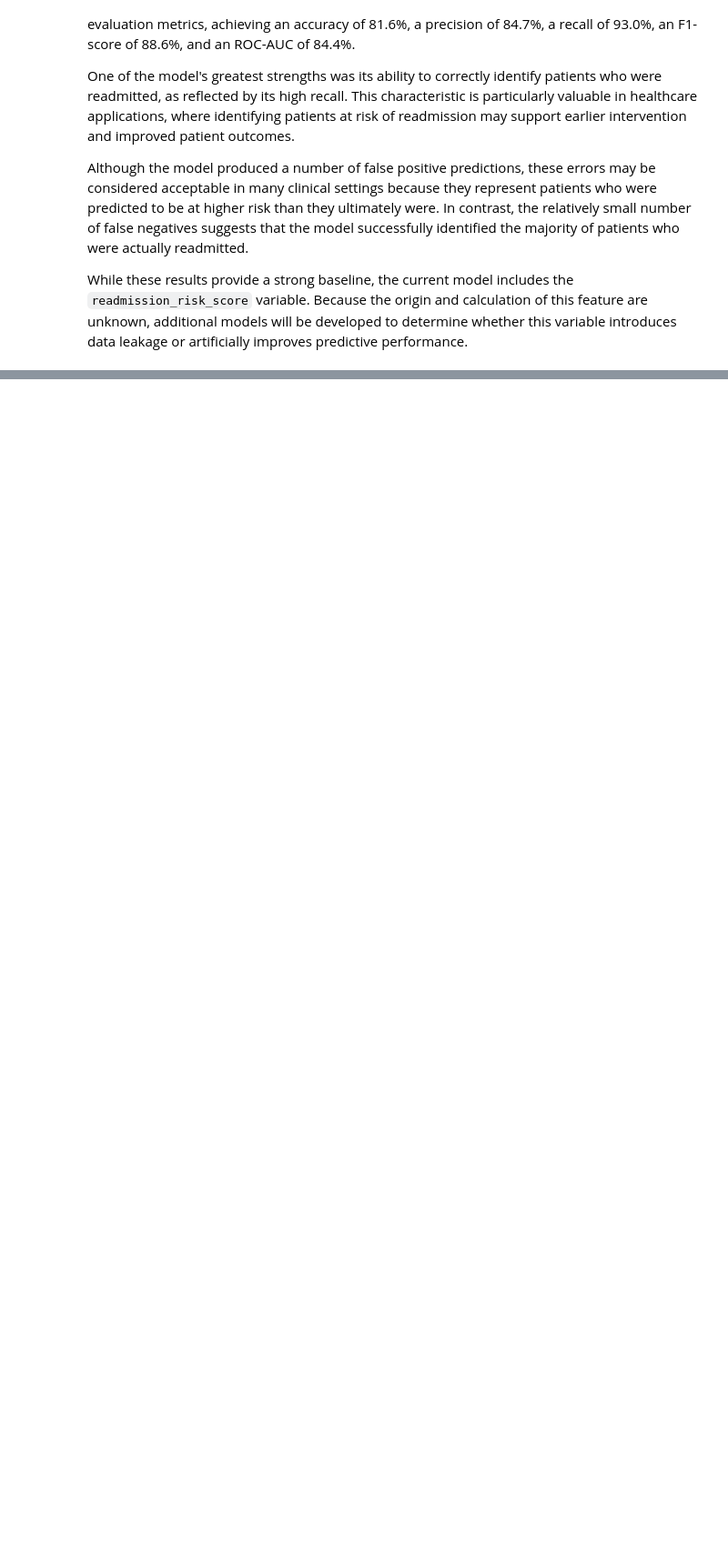
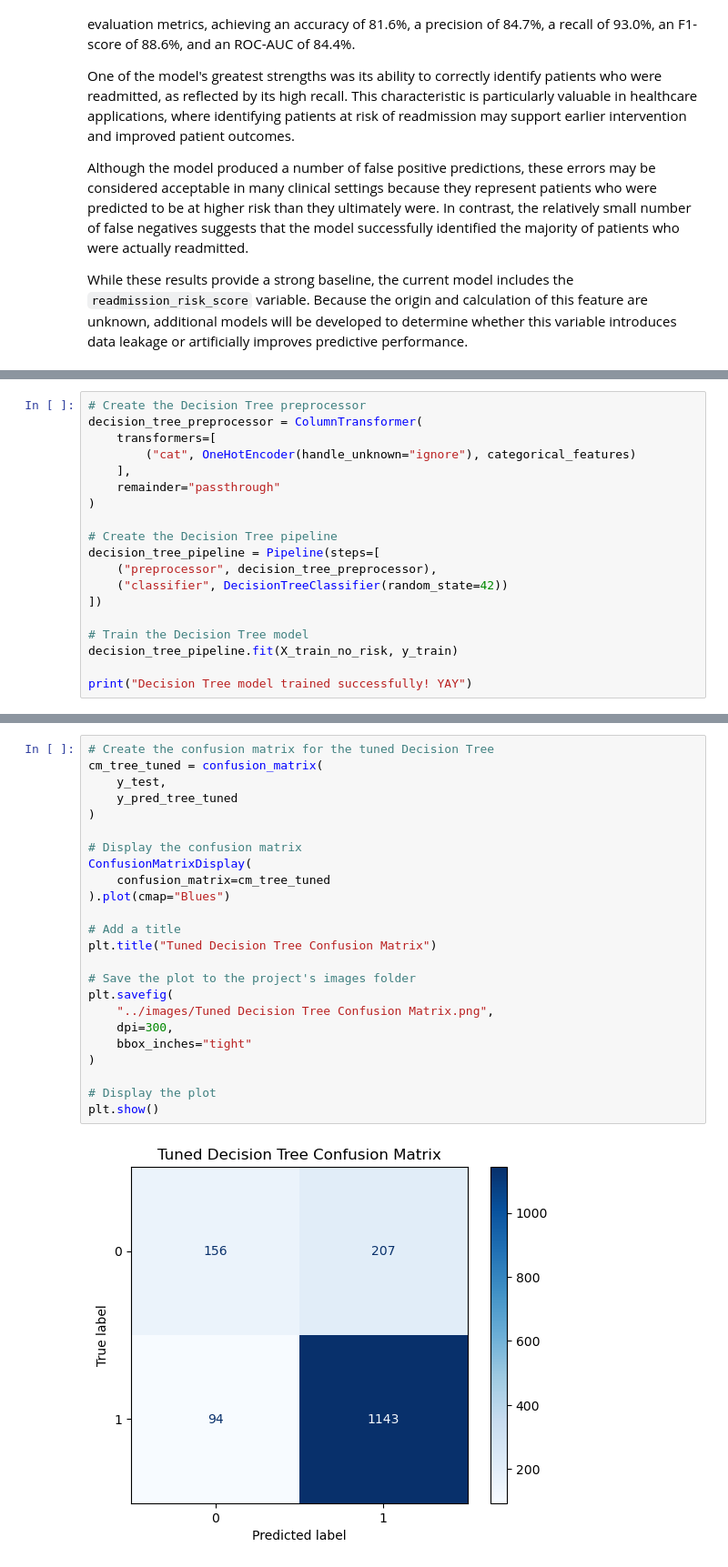
Before and after one commit to royphelps1/hospital-readmission-analysis, a Jupyter notebook: notebooks/Project_analysis.ipynb, the cells around one changed output, grey strips where cells are left out. Shown at 91% size. Drawn from its saved outputs; the diff is of its cells as text; blank space fills up the shorter version.

Commit message:
Updated Notebok and Images

```diff
--- a/notebooks/Project_analysis.ipynb
+++ b/notebooks/Project_analysis.ipynb
@@ -1085,0 +1196,19 @@ While these results provide a strong baseline, the current model includes the `r
+# %%
+# Create the Decision Tree preprocessor
+decision_tree_preprocessor = ColumnTransformer(
+    transformers=[
+        ("cat", OneHotEncoder(handle_unknown="ignore"), categorical_features)
+    ],
+    remainder="passthrough"
+)
+
+# Create the Decision Tree pipeline
+decision_tree_pipeline = Pipeline(steps=[
+    ("preprocessor", decision_tree_preprocessor),
+    ("classifier", DecisionTreeClassifier(random_state=42))
+])
+
+# Train the Decision Tree model
+decision_tree_pipeline.fit(X_train_no_risk, y_train)
+
+print("Decision Tree model trained successfully! YAY")
@@ -1085,0 +1421,26 @@ While these results provide a strong baseline, the current model includes the `r
+# %%
+# Create the confusion matrix for the tuned Decision Tree
+cm_tree_tuned = confusion_matrix(
+    y_test,
+    y_pred_tree_tuned
+)
+
+# Display the confusion matrix
+ConfusionMatrixDisplay(
+    confusion_matrix=cm_tree_tuned
+).plot(cmap="Blues")
+
+# Add a title
+plt.title("Tuned Decision Tree Confusion Matrix")
+
+# Save the plot to the project's images folder
+plt.savefig(
+    "../images/Tuned Decision Tree Confusion Matrix.png",
+    dpi=300,
+    bbox_inches="tight"
+)
+
+# Display the plot
+plt.show()
+# %% [output]
+[figure, added]
```
Also changed, not shown: parts of 33 cells of this notebook, 3 other files.
